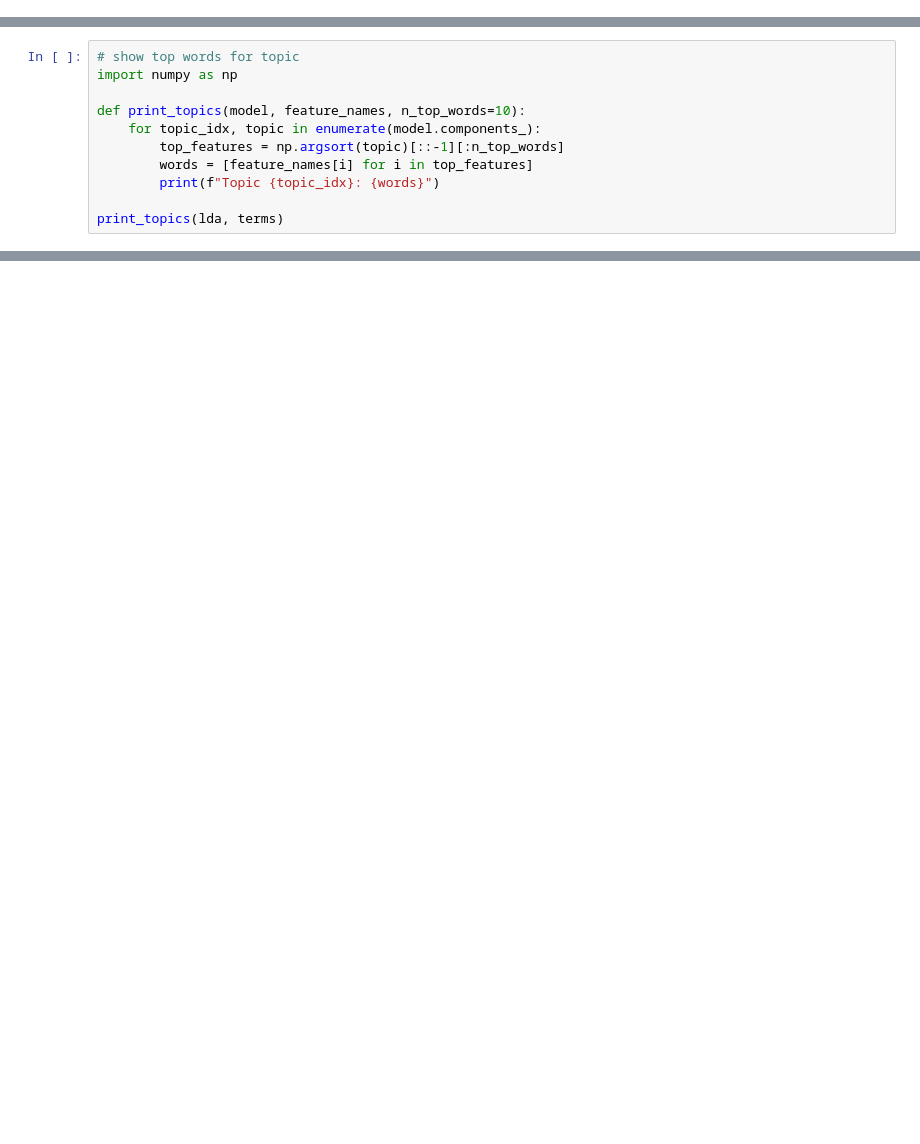
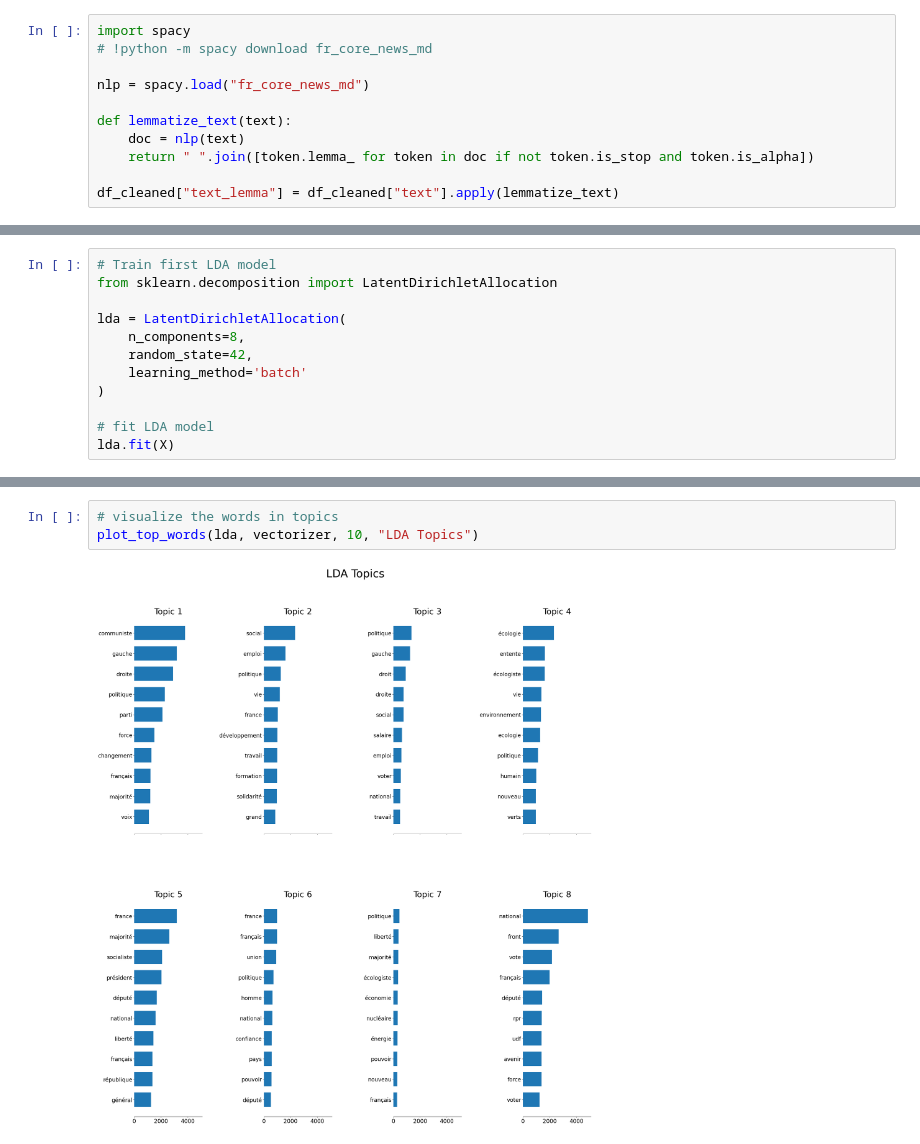
Before and after one commit to sarakpyny/NLP-Course-Ensae, a Jupyter notebook: Project/notebooks/03_topic_model.ipynb, the cells around one changed output, grey strips where cells are left out. Drawn from its saved outputs; the diff is of its cells as text; blank space fills up the shorter version.

Commit message:
update topic modeling

```diff
--- a/Project/notebooks/03_topic_model.ipynb
+++ b/Project/notebooks/03_topic_model.ipynb
@@ -32 +72,12 @@ Name: text, Length: 3596, dtype: str
+# %%
+import spacy
+# !python -m spacy download fr_core_news_md
+
+nlp = spacy.load("fr_core_news_md")
+
+def lemmatize_text(text):
+    doc = nlp(text)
+    return " ".join([token.lemma_ for token in doc if not token.is_stop and token.is_alpha])
+
+df_cleaned["text_lemma"] = df_cleaned["text"].apply(lemmatize_text)
 # %%
@@ -154,12 +160,13 @@ LatentDirichletAllocation(random_state=42)
 # %%
-# show top words for topic
-import numpy as np
+# Train first LDA model
+from sklearn.decomposition import LatentDirichletAllocation
 
-def print_topics(model, feature_names, n_top_words=10):
-    for topic_idx, topic in enumerate(model.components_):
-        top_features = np.argsort(topic)[::-1][:n_top_words]
-        words = [feature_names[i] for i in top_features]
-        print(f"Topic {topic_idx}: {words}")
+lda = LatentDirichletAllocation(
+    n_components=8,
+    random_state=42,
+    learning_method='batch'
+)
 
-print_topics(lda, terms)
+# fit LDA model
+lda.fit(X)
 # %% [output]
@@ -175,0 +186,5 @@ Topic 9: ['france', 'politique', 'être', 'pays', 'emploi', 'travail', 'doit', '
+# %%
+# visualize the words in topics
+plot_top_words(lda, vectorizer, 10, "LDA Topics")
+# %% [output]
+[figure, added]
```
Also changed, not shown: parts of 45 cells of this notebook.
